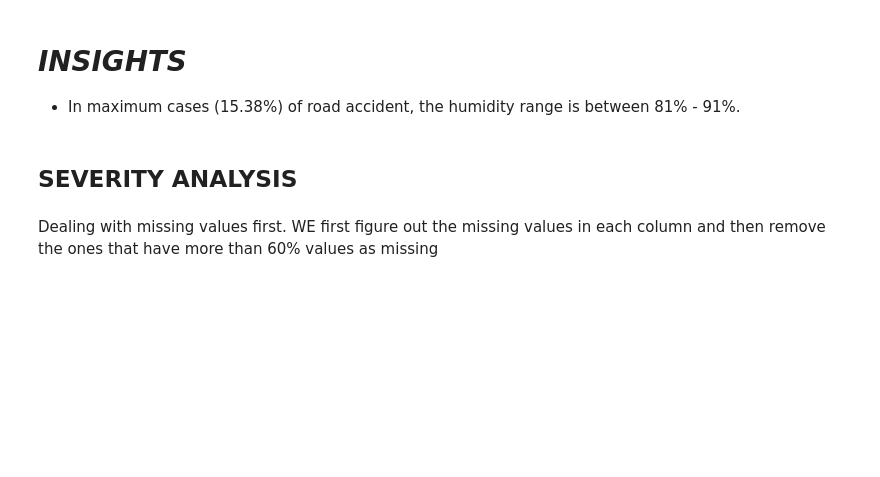
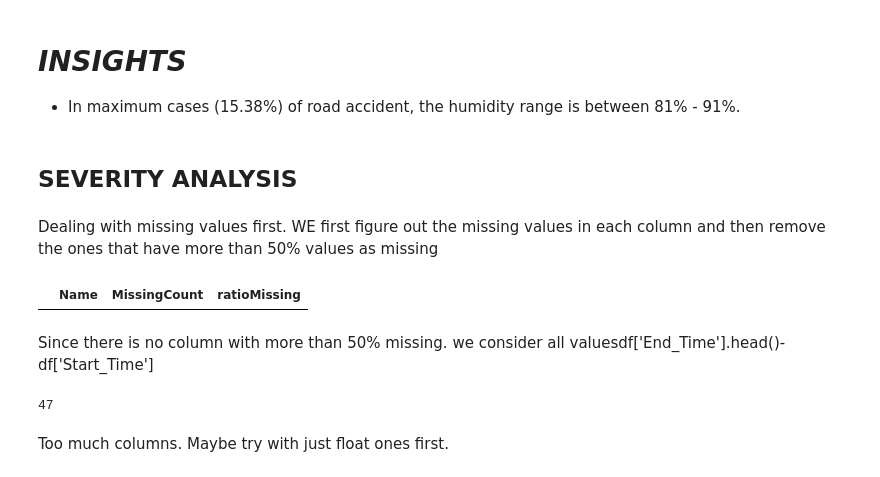
Before and after one commit to humbleOldSage/EDA-for-US-Accident-Data, a Jupyter notebook: us-accident-analysis.ipynb, the cells around one changed output. Cells and saved outputs as stored; diff of their text form; code cells hidden in the pictures; blank space fills up the shorter version.

```diff
--- a/us-accident-analysis.ipynb
+++ b/us-accident-analysis.ipynb
@@ -855,4 +855,4 @@ Feature_Bin_Plot(df, 'Humidity(%)', 'magma', Humidity_intervals, Humidity_labels
 # %% [markdown]
 ## SEVERITY ANALYSIS
 # %% [markdown]
-Dealing with missing values first. WE first figure out the missing values in each column and then remove the ones that have more than 60% values as missing
+Dealing with missing values first. WE first figure out the missing values in each column and then remove the ones that have more than 50% values as missing
@@ -860,0 +859,12 @@ Dealing with missing values first. WE first figure out the missing values in eac
+# %%
+missing_df = df.isnull().sum(axis=0).reset_index()
+
+missing_df.columns=['Name','MissingCount']
+
+missing_df['ratioMissing']=(missing_df['MissingCount']/df.shape[0])*100
+
+missing_df.loc[missing_df['ratioMissing']>50]
+# %% [output]
+|  | Name | MissingCount | ratioMissing |
+# %% [markdown]
+Since there is no column with more than 50% missing. we consider all valuesdf['End_Time'].head()-df['Start_Time']
@@ -860,0 +873,6 @@ Dealing with missing values first. WE first figure out the missing values in eac
+# %%
+df.columns.size
+# %% [output]
+47
+# %% [markdown]
+Too much columns. Maybe try with just float ones first.
```
Also changed, not shown: parts of 2 cells of this notebook.
